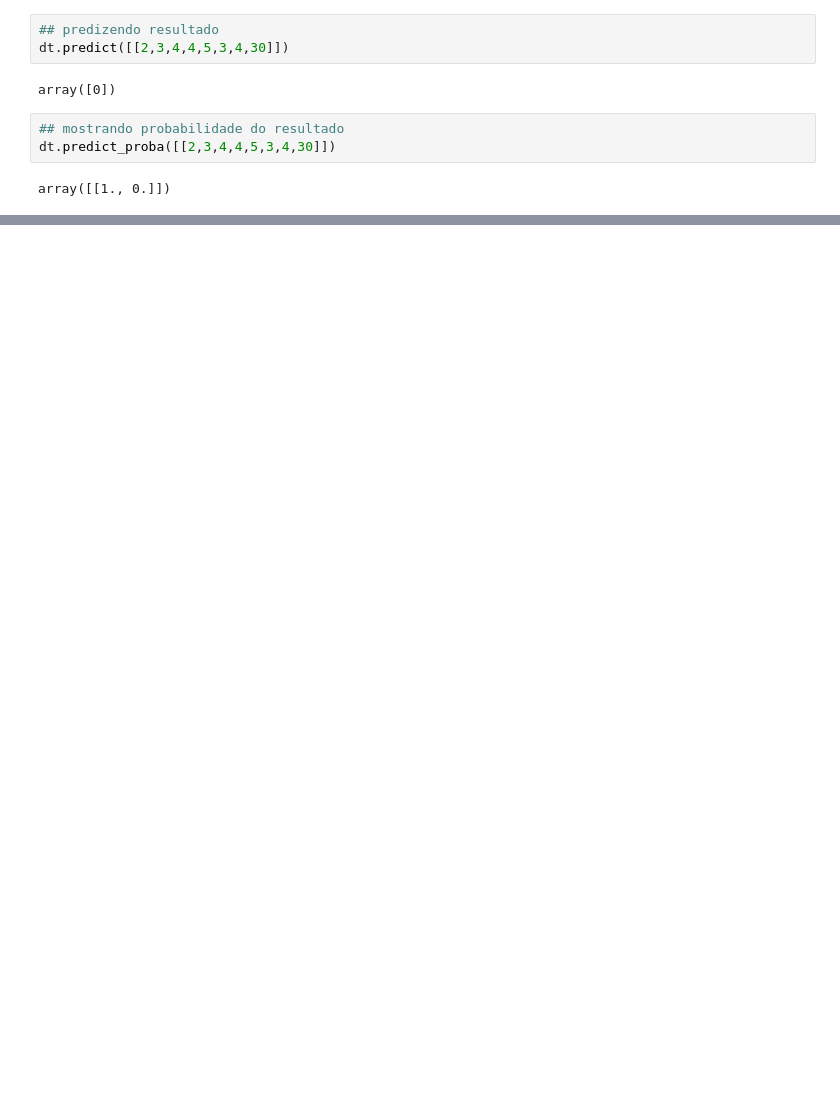
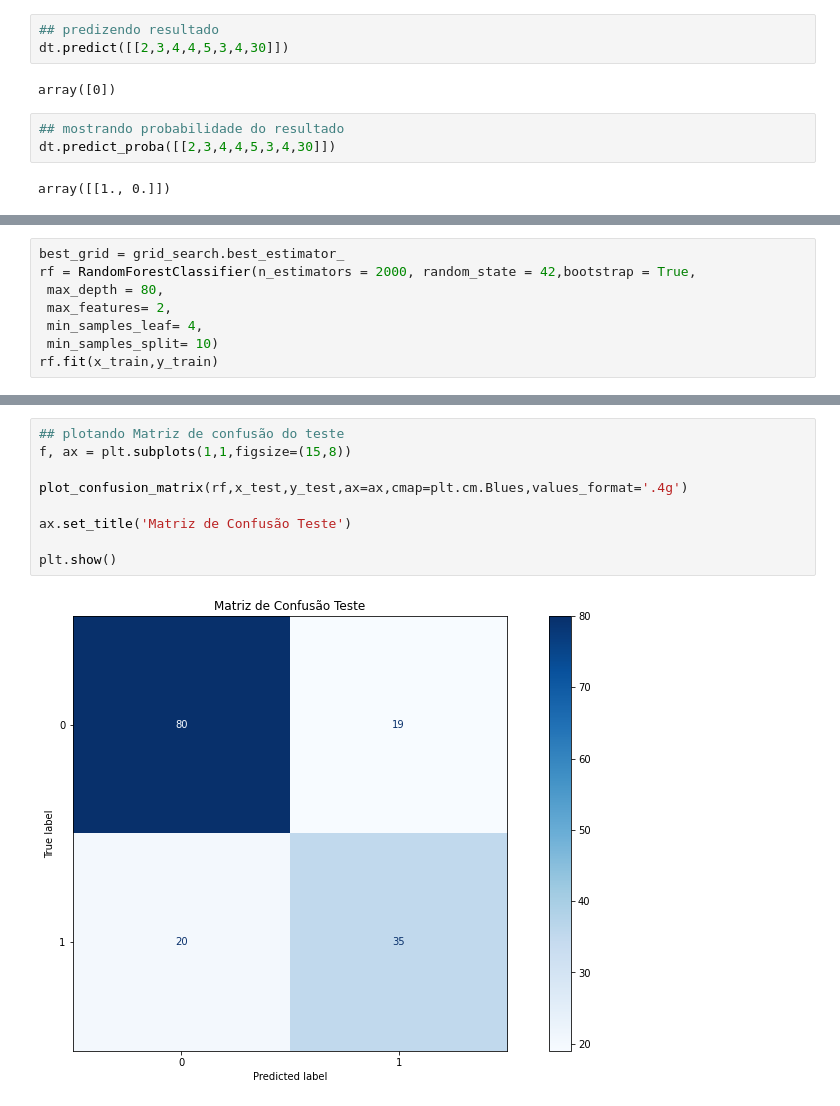
Before and after one commit to gizattos/Diabates-Classifica-o, a Jupyter notebook: Classificação de pacientes com diabetes.ipynb, the cells around one changed output, grey strips where cells are left out. Drawn from its saved outputs; the diff is of its cells as text; blank space fills up the shorter version.

Commit message:
Adicionado Random Forest e curva roc

```diff
--- a/Classificação de pacientes com diabetes.ipynb
+++ b/Classificação de pacientes com diabetes.ipynb
@@ -258,0 +290,8 @@ array([[1., 0.]])
+# %%
+best_grid = grid_search.best_estimator_
+rf = RandomForestClassifier(n_estimators = 2000, random_state = 42,bootstrap = True,
+ max_depth = 80,
+ max_features= 2,
+ min_samples_leaf= 4,
+ min_samples_split= 10)
+rf.fit(x_train,y_train)
@@ -258,0 +335,11 @@ array([[1., 0.]])
+# %%
+## plotando Matriz de confusão do teste
+f, ax = plt.subplots(1,1,figsize=(15,8))
+
+plot_confusion_matrix(rf,x_test,y_test,ax=ax,cmap=plt.cm.Blues,values_format='.4g')
+
+ax.set_title('Matriz de Confusão Teste')
+
+plt.show()
+# %% [output]
+[figure, added]
```
Also changed, not shown: parts of 25 cells of this notebook.
